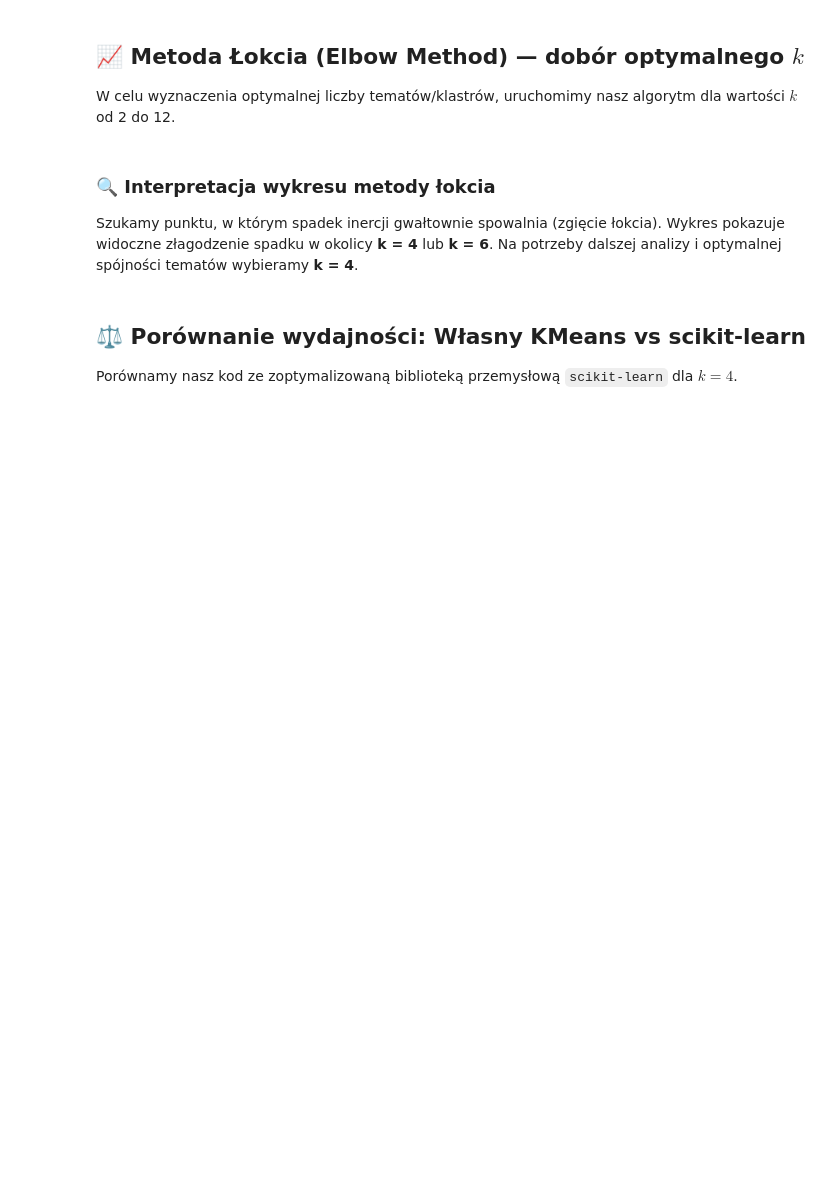
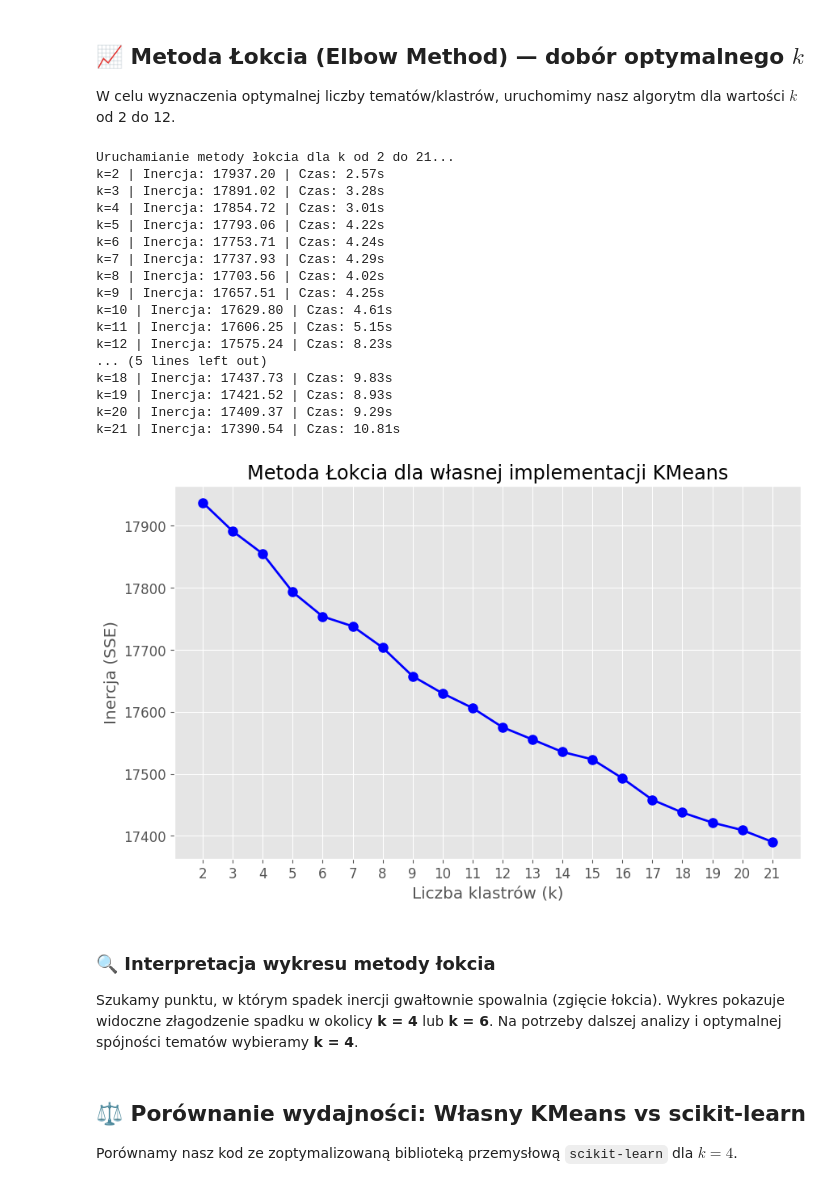
Before and after one commit to EmPeeEm/projekt_MPSI, a Jupyter notebook: notebooks/02_kmeans_i_tsne.ipynb, the cells around one changed output. Saved outputs shown, nothing was run; the diff lists cells and outputs as text; code cells hidden in the pictures; blank space fills up the shorter version.

```diff
--- a/notebooks/02_kmeans_i_tsne.ipynb
+++ b/notebooks/02_kmeans_i_tsne.ipynb
@@ -67,26 +75,45 @@ print(f"Uzyskana inercja (SSE): {kmeans_custom.inertia_:.4f}")
 
 W celu wyznaczenia optymalnej liczby tematów/klastrów, uruchomimy nasz algorytm dla wartości $k$ od 2 do 12.
 # %%
-k_values = list(range(2, 13))
+k_values = list(range(2, 22))
 inertias = []
 
-print("Uruchamianie metody łokcia dla k od 2 do 12...")
+print("Uruchamianie metody łokcia dla k od 2 do 21...")
 for k in k_values:
     t0 = time.time()
     model = KMeans(n_clusters=k, init='k-means++', random_state=42)
     model.fit(tfidf_matrix)
     inertias.append(model.inertia_)
     print(f"k={k} | Inercja: {model.inertia_:.2f} | Czas: {time.time() - t0:.2f}s")
 
 # Rysowanie wykresu
 plt.figure(figsize=(10, 6))
 plt.plot(k_values, inertias, 'bo-', linewidth=2, markersize=8)
 plt.xlabel('Liczba klastrów (k)')
 plt.ylabel('Inercja (SSE)')
 plt.title('Metoda Łokcia dla własnej implementacji KMeans')
 plt.xticks(k_values)
 plt.grid(True)
 plt.show()
+# %% [output]
+Uruchamianie metody łokcia dla k od 2 do 21...
+k=2 | Inercja: 17937.20 | Czas: 2.57s
+k=3 | Inercja: 17891.02 | Czas: 3.28s
+k=4 | Inercja: 17854.72 | Czas: 3.01s
+k=5 | Inercja: 17793.06 | Czas: 4.22s
+k=6 | Inercja: 17753.71 | Czas: 4.24s
+k=7 | Inercja: 17737.93 | Czas: 4.29s
+k=8 | Inercja: 17703.56 | Czas: 4.02s
+k=9 | Inercja: 17657.51 | Czas: 4.25s
+k=10 | Inercja: 17629.80 | Czas: 4.61s
+k=11 | Inercja: 17606.25 | Czas: 5.15s
+k=12 | Inercja: 17575.24 | Czas: 8.23s
+... (5 lines left out)
+k=18 | Inercja: 17437.73 | Czas: 9.83s
+k=19 | Inercja: 17421.52 | Czas: 8.93s
+k=20 | Inercja: 17409.37 | Czas: 9.29s
+k=21 | Inercja: 17390.54 | Czas: 10.81s
+[figure, added]
 # %% [markdown]
 ### 🔍 Interpretacja wykresu metody łokcia
 Szukamy punktu, w którym spadek inercji gwałtownie spowalnia (zgięcie łokcia).
```
Also changed, not shown: parts of 5 cells of this notebook, 2 other files.
